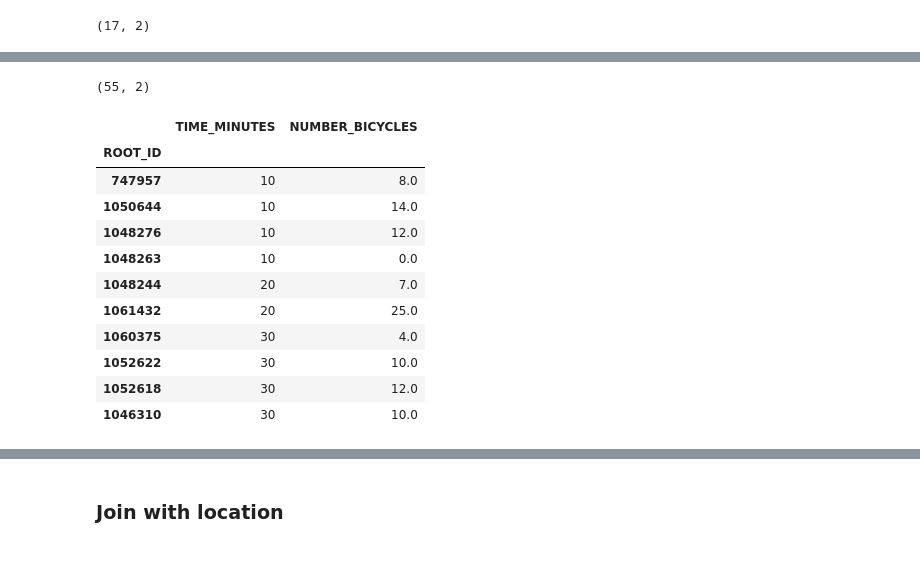
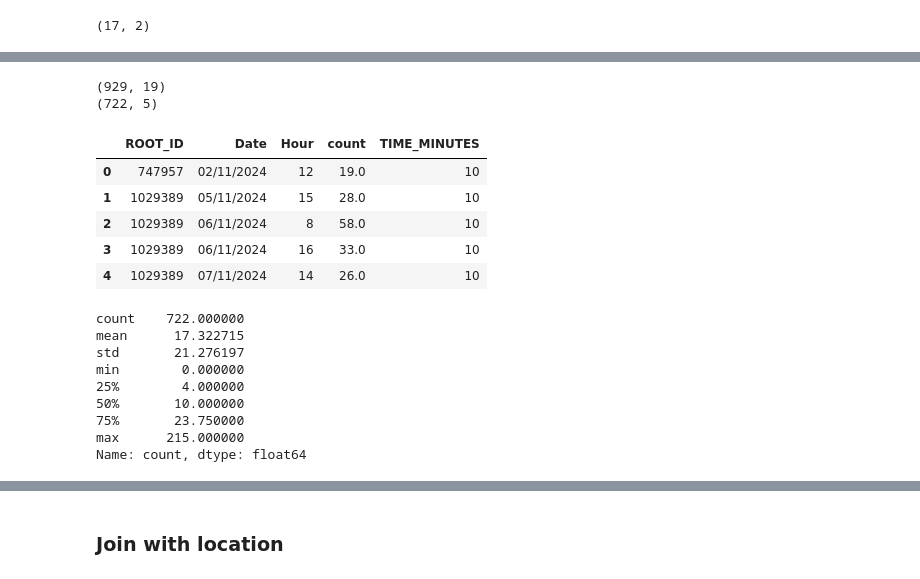
Before and after one commit to cyclingMoritz/250MUM006, a Jupyter notebook: notebooks/001-luca-explore-bicizen.ipynb, the cells around one changed output, grey strips where cells are left out. Drawn from its saved outputs; the diff is of its cells as text; code cells hidden in the pictures.

```diff
--- a/notebooks/001-luca-explore-bicizen.ipynb
+++ b/notebooks/001-luca-explore-bicizen.ipynb
@@ -249,19 +190,29 @@ Name: count, dtype: int64
-# %%
-test = counts.groupby('ROOT_ID').agg({"TIME_MINUTES": "sum", "NUMBER_BICYCLES": "sum"})
-print(test.shape)
-test.sort_values(by='TIME_MINUTES').head(10)
-# test.describe()
-# %% [output]
-(55, 2)
-|  | TIME_MINUTES | NUMBER_BICYCLES |
-| ROOT_ID |  |  |
-| 747957 | 10 | 8.0 |
-| 1050644 | 10 | 14.0 |
-| 1048276 | 10 | 12.0 |
-| 1048263 | 10 | 0.0 |
-| 1048244 | 20 | 7.0 |
-| 1061432 | 20 | 25.0 |
-| 1060375 | 30 | 4.0 |
-| 1052622 | 30 | 10.0 |
-| 1052618 | 30 | 12.0 |
-| 1046310 | 30 | 10.0 |
+# %%
+#Sum all into hour
+counts=counts.fillna(0)
+counts["count"]=counts["NUMBER_BICYCLES"]+counts["NUMBER_WOMEN_CYCLIST"]+counts["NUMBER_CHILDREN"]+counts["NUMBER_SENIORS"]+counts["NUMBER_SCOOTERS"]
+counts_by_hour = counts.groupby(['ROOT_ID', 'Date', 'Hour'])[['count', 'TIME_MINUTES']].sum().reset_index()
+print(counts.shape)
+print(counts_by_hour.shape)
+counts_by_hour.head()
+# %% [output]
+(929, 19)
+(722, 5)
+|  | ROOT_ID | Date | Hour | count | TIME_MINUTES |
+| 0 | 747957 | 02/11/2024 | 12 | 19.0 | 10 |
+| 1 | 1029389 | 05/11/2024 | 15 | 28.0 | 10 |
+| 2 | 1029389 | 06/11/2024 | 8 | 58.0 | 10 |
+| 3 | 1029389 | 06/11/2024 | 16 | 33.0 | 10 |
+| 4 | 1029389 | 07/11/2024 | 14 | 26.0 | 10 |
+# %%
+counts_by_hour["count"].describe()
+# %% [output]
+count    722.000000
+mean      17.322715
+std       21.276197
+min        0.000000
+25%        4.000000
+50%       10.000000
+75%       23.750000
+max      215.000000
+Name: count, dtype: float64
```
Also changed, not shown: parts of 31 cells of this notebook.
